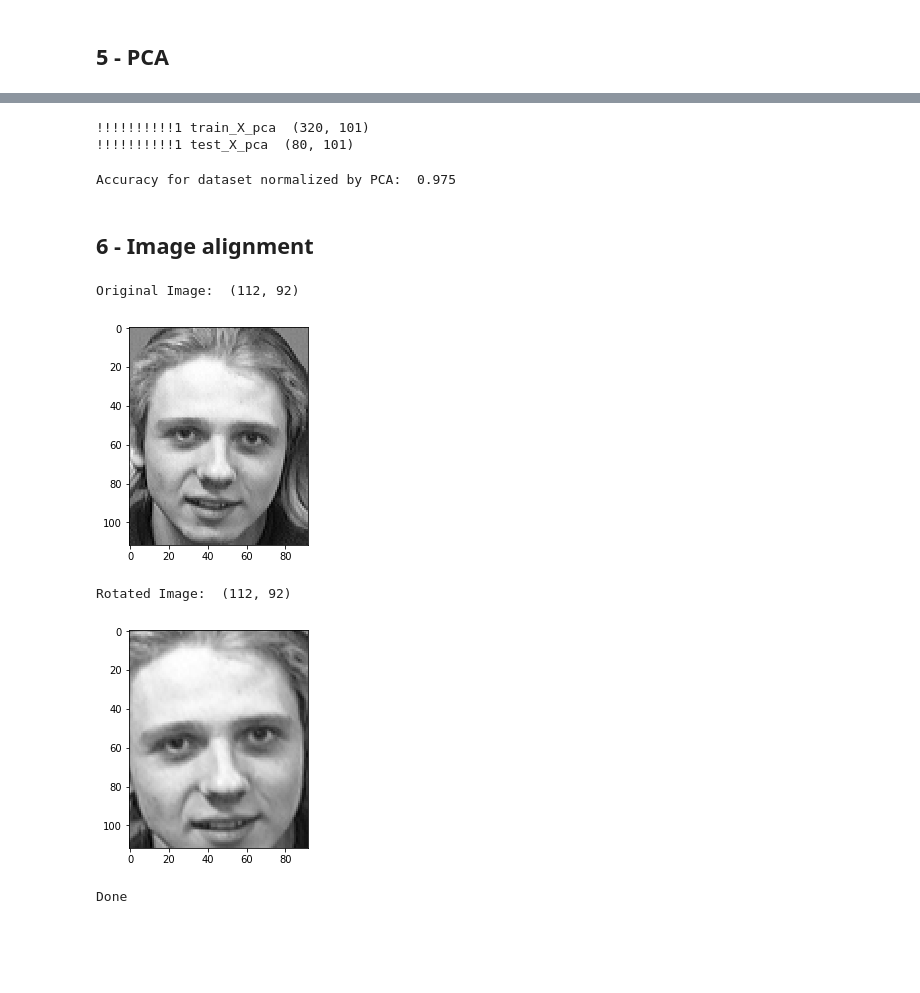
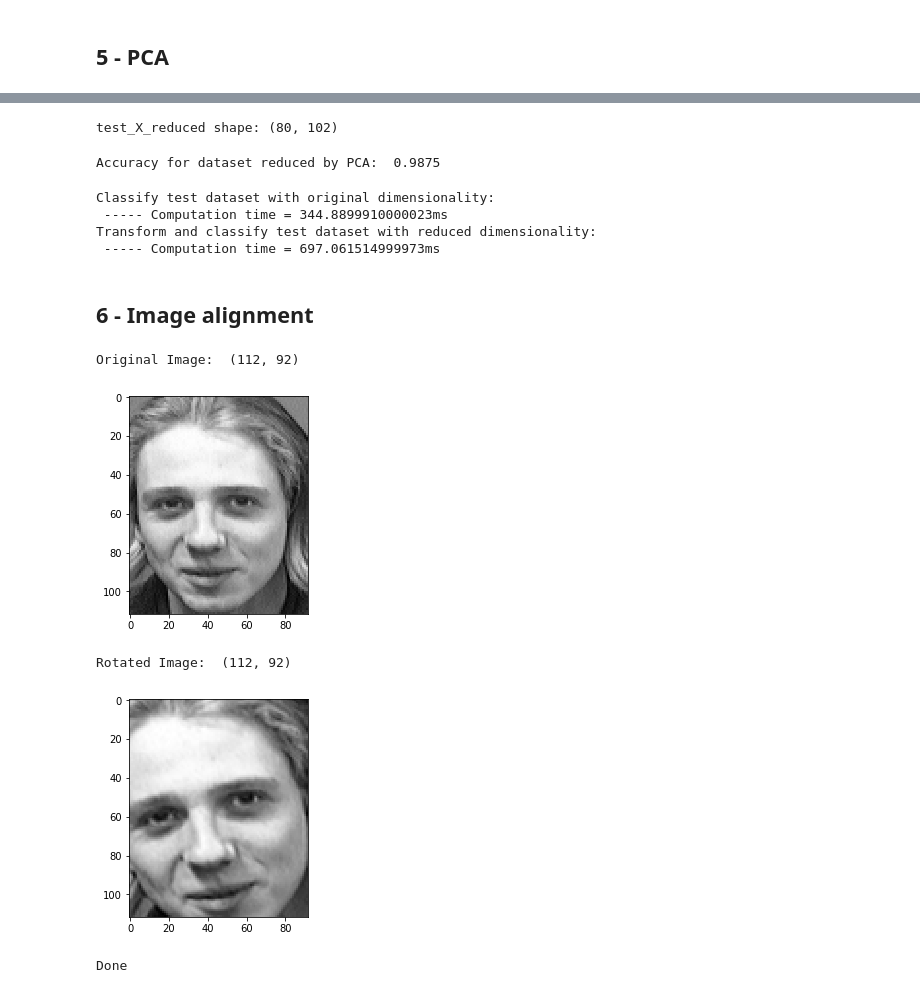
Before and after one commit to egoliuk/ml_course, a Jupyter notebook: Week_2/Face_recognition_with_ORL/Face recognition with ORL.ipynb, the cells around one changed output, grey strips where cells are left out. Drawn from its saved outputs; the diff is of its cells as text; code cells hidden in the pictures; blank space fills up the shorter version.

Commit message:
Refactoring and clean up. Add "rotation" section. Compare time to classify dataset with reduced dimensionality and original one

```diff
--- a/Week_2/Face_recognition_with_ORL/Face recognition with ORL.ipynb
+++ b/Week_2/Face_recognition_with_ORL/Face recognition with ORL.ipynb
@@ -276,37 +320,53 @@ print("!!!!!!!!!!1 pca_X ", transform_pca.shape)
-# %%
-train_X_pca = np.dot(train_X, transform_pca)
-print("!!!!!!!!!!1 train_X_pca ", train_X_pca.shape)
-test_X_pca = np.dot(test_X, transform_pca)
-print("!!!!!!!!!!1 test_X_pca ", test_X_pca.shape)
-# %% [output]
-!!!!!!!!!!1 train_X_pca  (320, 101)
-!!!!!!!!!!1 test_X_pca  (80, 101)
+# %%
+test_X_reduced = np.dot(test_X, transform_matrix)
+print("test_X_reduced shape:", test_X_reduced.shape)
+# %% [output]
+test_X_reduced shape: (80, 102)
 # %%
-predicted_Y_pca = classify(train_X_pca, train_Y, test_X_pca)
-print ("Accuracy for dataset normalized by PCA: ", calc_accuracy(predicted_Y_pca, test_Y))
+predicted_Y_reduced = classify(train_X_reduced, train_Y, test_X_reduced)
+print ("Accuracy for dataset reduced by PCA: ", calc_accuracy(predicted_Y_reduced, test_Y))
 # %% [output]
-Accuracy for dataset normalized by PCA:  0.975
+Accuracy for dataset reduced by PCA:  0.9875
+# %%
+import time
+
+tic1 = time.process_time()
+predicted_Y_reduced = classify(train_X, train_Y, test_X)
+toc1 = time.process_time()
+print ("Classify test dataset with original dimensionality:\n ----- Computation time = " + str(1000*(toc1 - tic1)) + "ms")
+
+tic2 = time.process_time()
+# train_X_reduced = np.dot(train_X, transform_matrix)
+test_X_reduced = np.dot(test_X, transform_matrix)
+predicted_Y_reduced = classify(train_X_reduced, train_Y, test_X_reduced)
+toc2 = time.process_time()
+print ("Transform and classify test dataset with reduced dimensionality:\n ----- Computation time = " + str(1000*(toc2 - tic2)) + "ms")
+# %% [output]
+Classify test dataset with original dimensionality:
+ ----- Computation time = 344.8899910000023ms
+Transform and classify test dataset with reduced dimensionality:
+ ----- Computation time = 697.061514999973ms
 # %% [markdown]
 ## 6 - Image alignment ##
 # %%
 image = train_X_origin[30].reshape(image_height, image_width)
 angle = 10
 
 image_orig = np.copy(image)
-image_height, image_width = image_orig.shape[0:2]
+# image_height, image_width = image_orig.shape[0:2]
 
 print("Original Image: ", image.shape)
 plt.imshow(image)
 plt.show()
 image_rotated = rotate_image(image, angle)
 print("Rotated Image: ", image_rotated.shape)
 plt.imshow(image_rotated)
 plt.show()
 
 print("Done")
 # %% [output]
 Original Image:  (112, 92)
-[figure, old version]
+[figure, new version]
 Rotated Image:  (112, 92)
-[figure, old version]
+[figure, new version]
 Done
```
Also changed, not shown: parts of 16 cells of this notebook.
